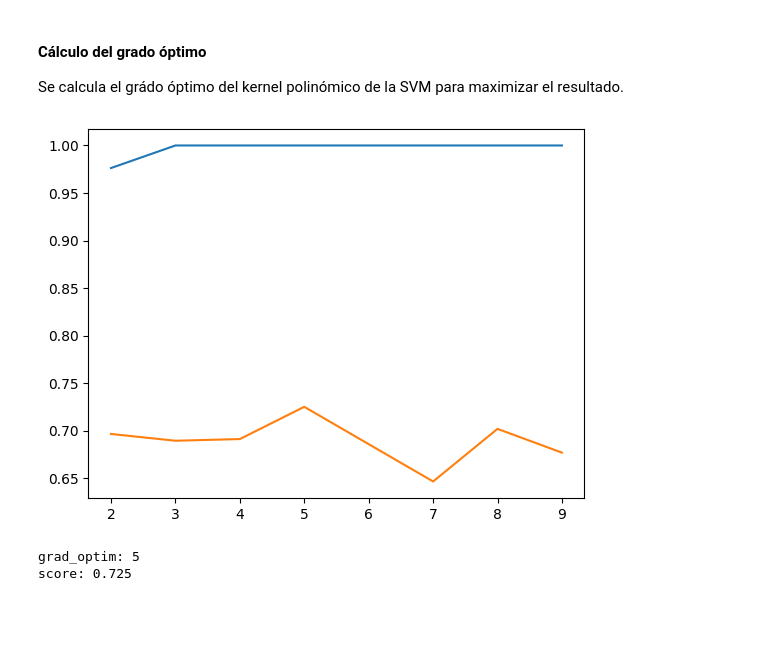
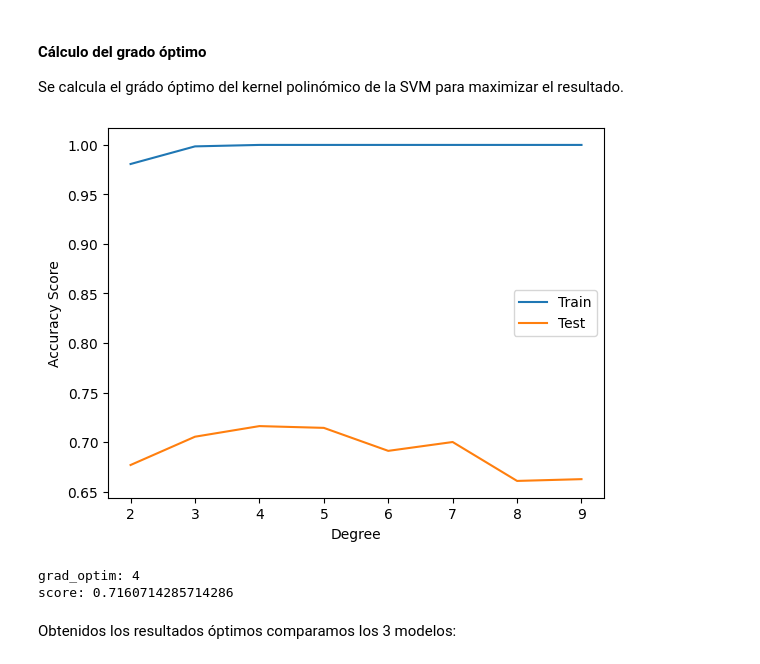
Before and after one commit to pabbuen/TFG-ProduccionElectrica, a Jupyter notebook: codigo/notebooks/preprocesamiento.ipynb, the cells around one changed output. Drawn from its saved outputs; the diff is of its cells as text; code cells hidden in the pictures; blank space fills up the shorter version.

```diff
--- a/codigo/notebooks/preprocesamiento.ipynb
+++ b/codigo/notebooks/preprocesamiento.ipynb
@@ -277,13 +410,22 @@ for i in grados:
-# %%
-plt.plot(grados, train_scores)
-plt.plot(grados, test_scores)
-plt.show()
-# %% [output]
-[figure, removed]
+# %%
+grados = np.arange(start=2, stop=10)
+train_scores, test_scores = get_scores(X, y, grados, RBF_SVM, clusters=k_optim)
+# %%
+plot_lines(
+    grados,
+    train_scores,
+    test_scores,
+    xlabel="Degree",
+    ylabel="Accuracy Score",
+    legend=True,
+    legend_labels=["Train", "Test"]
+)
+# %% [output]
+[figure, added]
 # %%
 grad_optim = grados[test_scores == test_scores.max()].item()
-score = test_scores.max()
-print(f"grad_optim: {grad_optim}\nscore: {score}")
+svm_score = test_scores.max()
+print(f"grad_optim: {grad_optim}\nscore: {svm_score}")
 # %% [output]
-grad_optim: 5
-score: 0.725
+grad_optim: 4
+score: 0.7160714285714286
@@ -304,0 +432,2 @@ class RBF_SVM:
+# %% [markdown]
+Obtenidos los resultados óptimos comparamos los 3 modelos:
```
Also changed, not shown: parts of 43 cells of this notebook.
